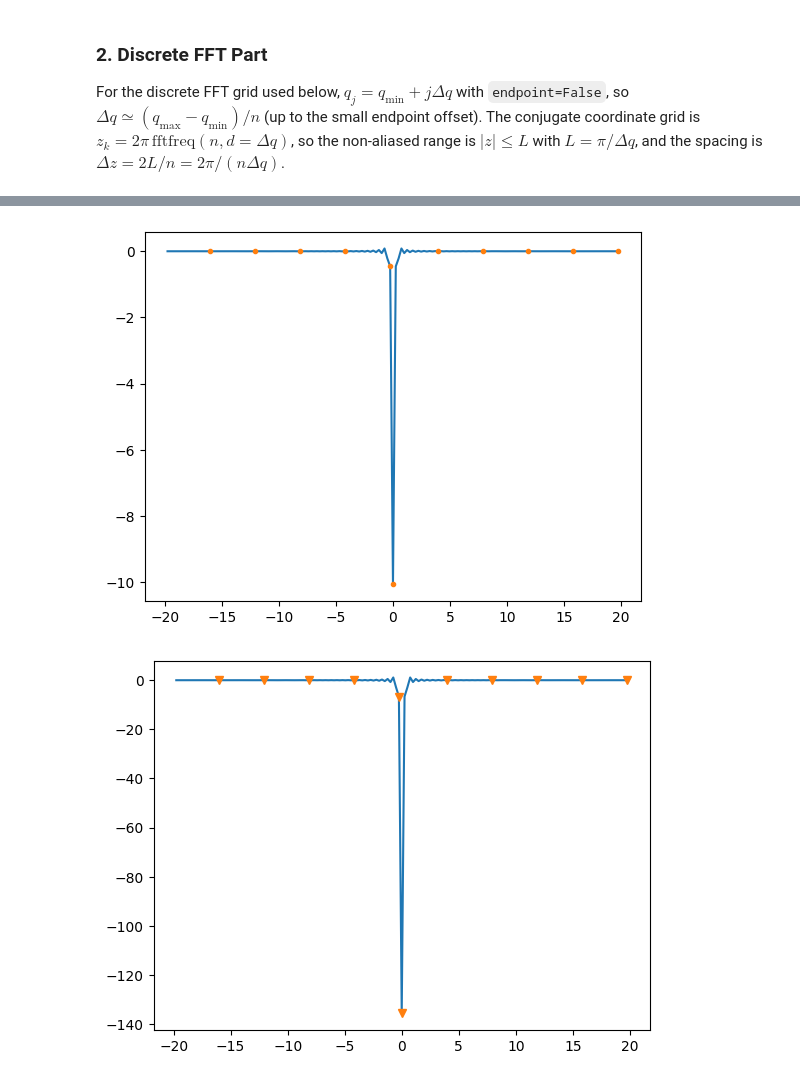
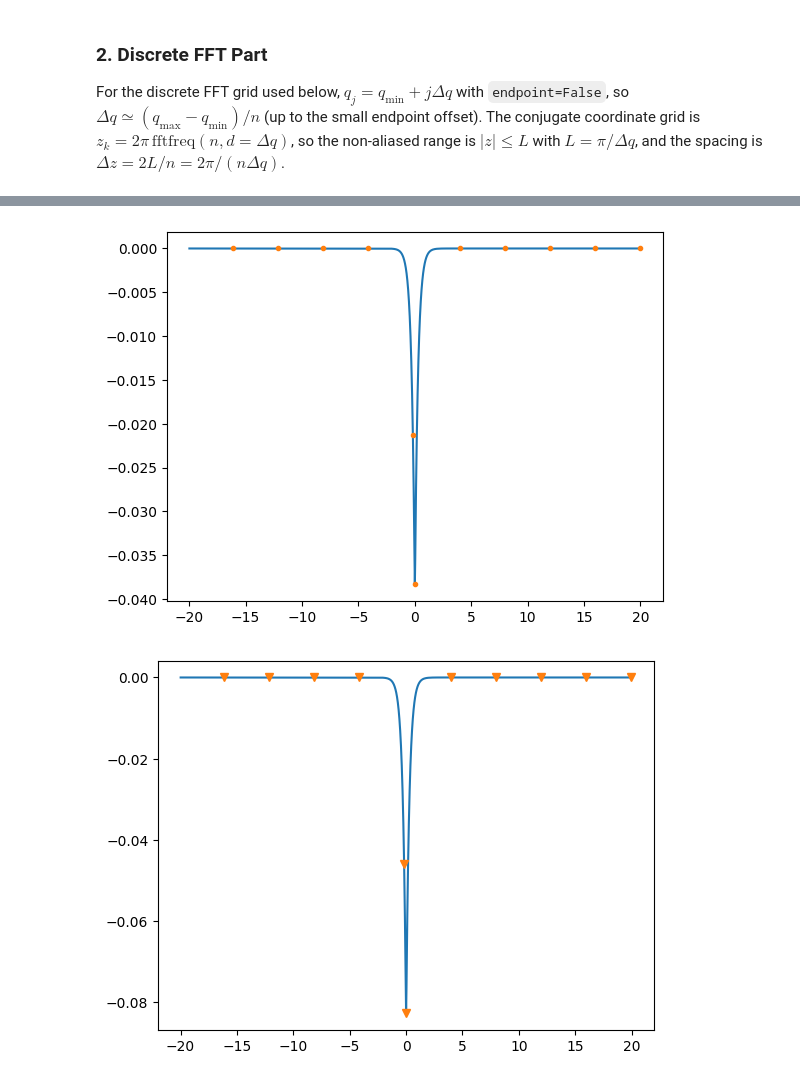
Before and after one commit to ClaudioQTM/2D_array, a Jupyter notebook: src/W_state/W_state_FFT.ipynb, the cells around one changed output, grey strips where cells are left out. Saved outputs shown, nothing was run; the diff lists cells and outputs as text; code cells hidden in the pictures.

```diff
--- a/src/W_state/W_state_FFT.ipynb
+++ b/src/W_state/W_state_FFT.ipynb
@@ -2,7 +2,7 @@
 ### 1. Fundamental Parameters
 # %%
 from model import alpha, self_energy
-from smatrix import create_self_energy_interpolator_numba
+from smatrix import create_self_energy_interpolator_numba, tau_matrix_element
 import numpy as np
 from eigenstate_solving import BZ_proj
 from model import square_lattice
@@ -24,16 +24,17 @@ sigma_func_period = create_self_energy_interpolator_numba(
 )
 # r_para = np.array([-74, 30])
 # p_para = np.array([60, 50])
-# p_para = np.array([10, 10])
-r_para = np.array([88.108,0.0])
-p_para = np.array([86.0,0.0])
+p_para = np.array([10, 10])
+r_para = np.array([0.0,0.0])
+#p_para = np.array([86.0,0.0])
 
 E = 2 * (square_lattice.omega_e + collective_lamb_shift) + 0.25
-#E = 205
-E1 = E/2
+E1 = E/2 + 1
+Zc = 0
 
 Q_para = np.array([0, 0])
-Zc = 0
+MEQ = 0.00163882765903532-3.921228271722614e-05j
+C_term = 1.7130517367773706e-08+4.188314901662984e-08j
 
 if np.linalg.norm(r_para) + np.linalg.norm(BZ_proj(Q_para-r_para,square_lattice)) > E:
     raise ValueError("In plane-wave basis, the total in-plane photon momenta exceeds the total energy.")
@@ -100,8 +101,9 @@ value_grid = W_k_sp_grid(
     sigma_func_period,
     n_points,
     q_grid,
-    eta=eta,
-)
+    eta,
+    MEQ,
+    C_term)
 
 
 
@@ -147,7 +149,9 @@ def _compute_quad_ft(z_val):
         Q_para,
         square_lattice,
         sigma_func_period,
-        eta=eta,
+        eta,
+        MEQ,
+        C_term
     )
 
 
@@ -178,2 +182,2 @@ plt.show()
-[figure, old version]
+[figure, new version]
-[figure, old version]
+[figure, new version]
```
Also changed, not shown: parts of 6 cells of this notebook.
